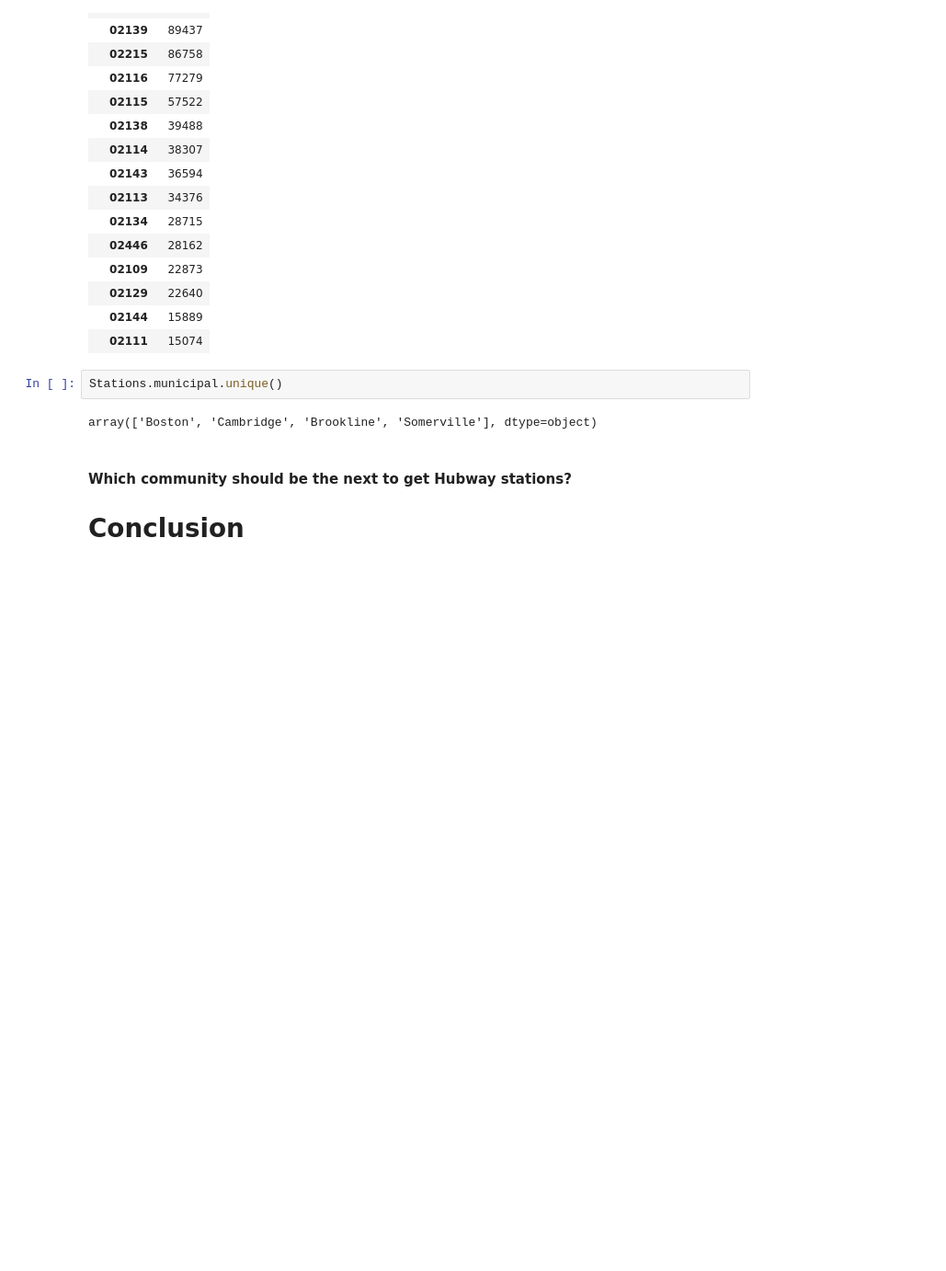
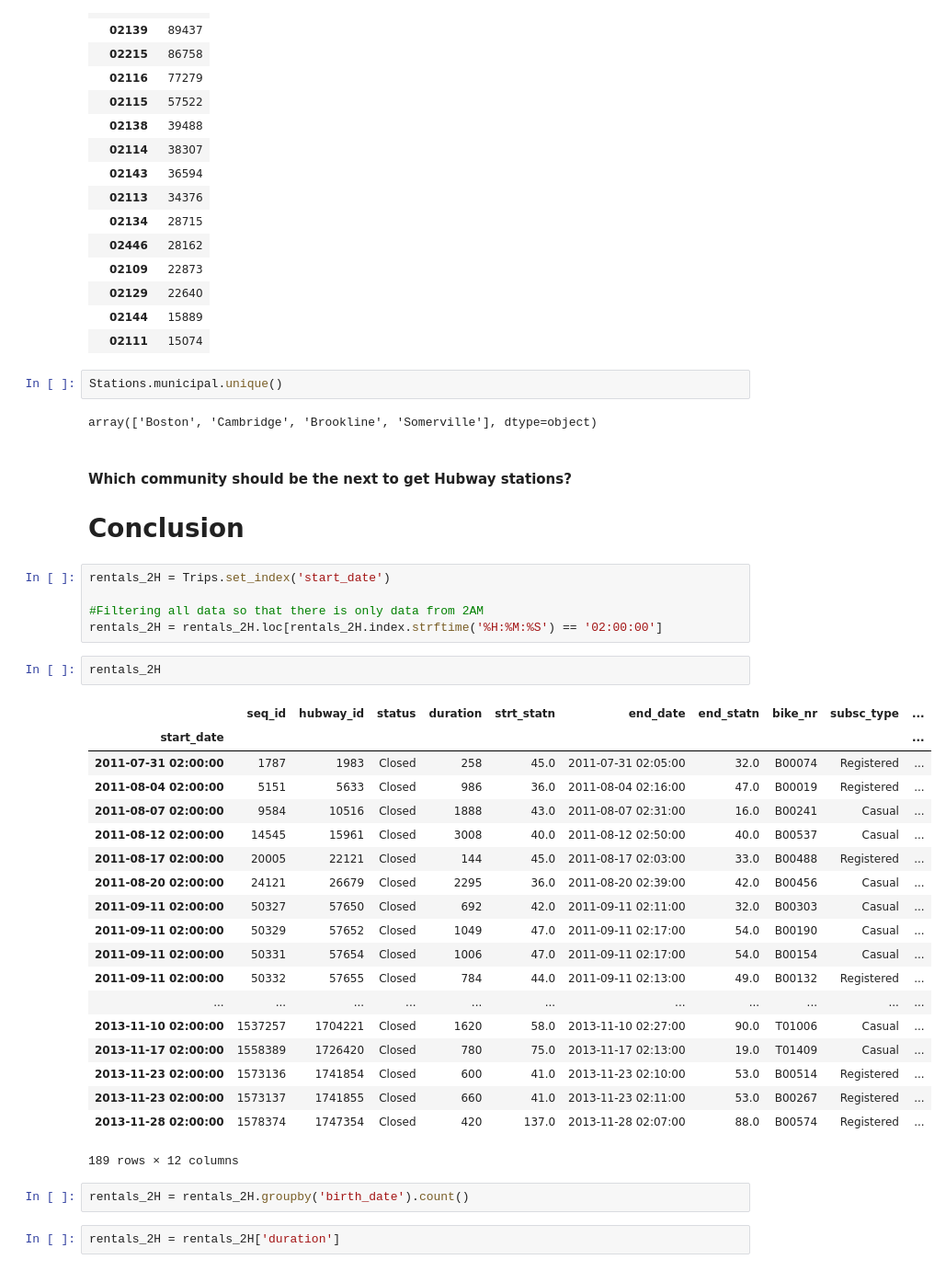
Before and after one commit to jisanos/Hubway-Data-Visualization-Challenge, a Jupyter notebook: Exam_Script.ipynb, the cells around one changed output. Shown: that part at 92% size. Drawn from its saved outputs; the diff is of its cells as text; blank space fills up the shorter version.

```diff
--- a/Exam_Script.ipynb
+++ b/Exam_Script.ipynb
@@ -674,3 +672,34 @@ array(['Boston', 'Cambridge', 'Brookline', 'Somerville'], dtype=object)
 #### Which community should be the next to get Hubway stations?
 
 # Conclusion
+# %%
+rentals_2H = Trips.set_index('start_date')
+
+#Filtering all data so that there is only data from 2AM
+rentals_2H = rentals_2H.loc[rentals_2H.index.strftime('%H:%M:%S') == '02:00:00']
+# %%
+rentals_2H
+# %% [output]
+|  | seq_id | hubway_id | status | duration | strt_statn | end_date | end_statn | bike_nr | subsc_type | ... |
+| start_date |  |  |  |  |  |  |  |  |  | ... |
+| 2011-07-31 02:00:00 | 1787 | 1983 | Closed | 258 | 45.0 | 2011-07-31 02:05:00 | 32.0 | B00074 | Registered | ... |
+| 2011-08-04 02:00:00 | 5151 | 5633 | Closed | 986 | 36.0 | 2011-08-04 02:16:00 | 47.0 | B00019 | Registered | ... |
+| 2011-08-07 02:00:00 | 9584 | 10516 | Closed | 1888 | 43.0 | 2011-08-07 02:31:00 | 16.0 | B00241 | Casual | ... |
+| 2011-08-12 02:00:00 | 14545 | 15961 | Closed | 3008 | 40.0 | 2011-08-12 02:50:00 | 40.0 | B00537 | Casual | ... |
+| 2011-08-17 02:00:00 | 20005 | 22121 | Closed | 144 | 45.0 | 2011-08-17 02:03:00 | 33.0 | B00488 | Registered | ... |
+| 2011-08-20 02:00:00 | 24121 | 26679 | Closed | 2295 | 36.0 | 2011-08-20 02:39:00 | 42.0 | B00456 | Casual | ... |
+| 2011-09-11 02:00:00 | 50327 | 57650 | Closed | 692 | 42.0 | 2011-09-11 02:11:00 | 32.0 | B00303 | Casual | ... |
+| 2011-09-11 02:00:00 | 50329 | 57652 | Closed | 1049 | 47.0 | 2011-09-11 02:17:00 | 54.0 | B00190 | Casual | ... |
+| 2011-09-11 02:00:00 | 50331 | 57654 | Closed | 1006 | 47.0 | 2011-09-11 02:17:00 | 54.0 | B00154 | Casual | ... |
+| 2011-09-11 02:00:00 | 50332 | 57655 | Closed | 784 | 44.0 | 2011-09-11 02:13:00 | 49.0 | B00132 | Registered | ... |
+| ... | ... | ... | ... | ... | ... | ... | ... | ... | ... | ... |
+| 2013-11-10 02:00:00 | 1537257 | 1704221 | Closed | 1620 | 58.0 | 2013-11-10 02:27:00 | 90.0 | T01006 | Casual | ... |
+| 2013-11-17 02:00:00 | 1558389 | 1726420 | Closed | 780 | 75.0 | 2013-11-17 02:13:00 | 19.0 | T01409 | Casual | ... |
+| 2013-11-23 02:00:00 | 1573136 | 1741854 | Closed | 600 | 41.0 | 2013-11-23 02:10:00 | 53.0 | B00514 | Registered | ... |
+| 2013-11-23 02:00:00 | 1573137 | 1741855 | Closed | 660 | 41.0 | 2013-11-23 02:11:00 | 53.0 | B00267 | Registered | ... |
+| 2013-11-28 02:00:00 | 1578374 | 1747354 | Closed | 420 | 137.0 | 2013-11-28 02:07:00 | 88.0 | B00574 | Registered | ... |
+189 rows × 12 columns
+# %%
+rentals_2H = rentals_2H.groupby('birth_date').count()
+# %%
+rentals_2H = rentals_2H['duration']
```
Also changed, not shown: parts of 9 cells of this notebook.
